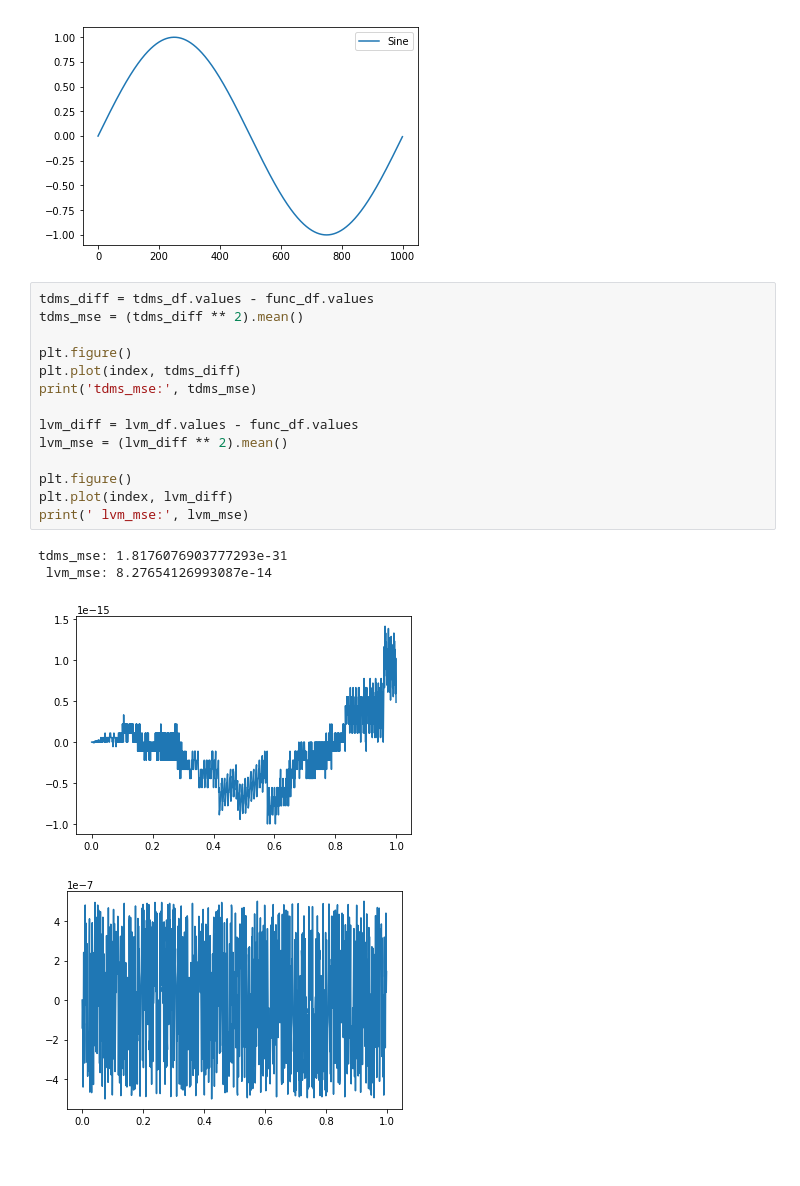
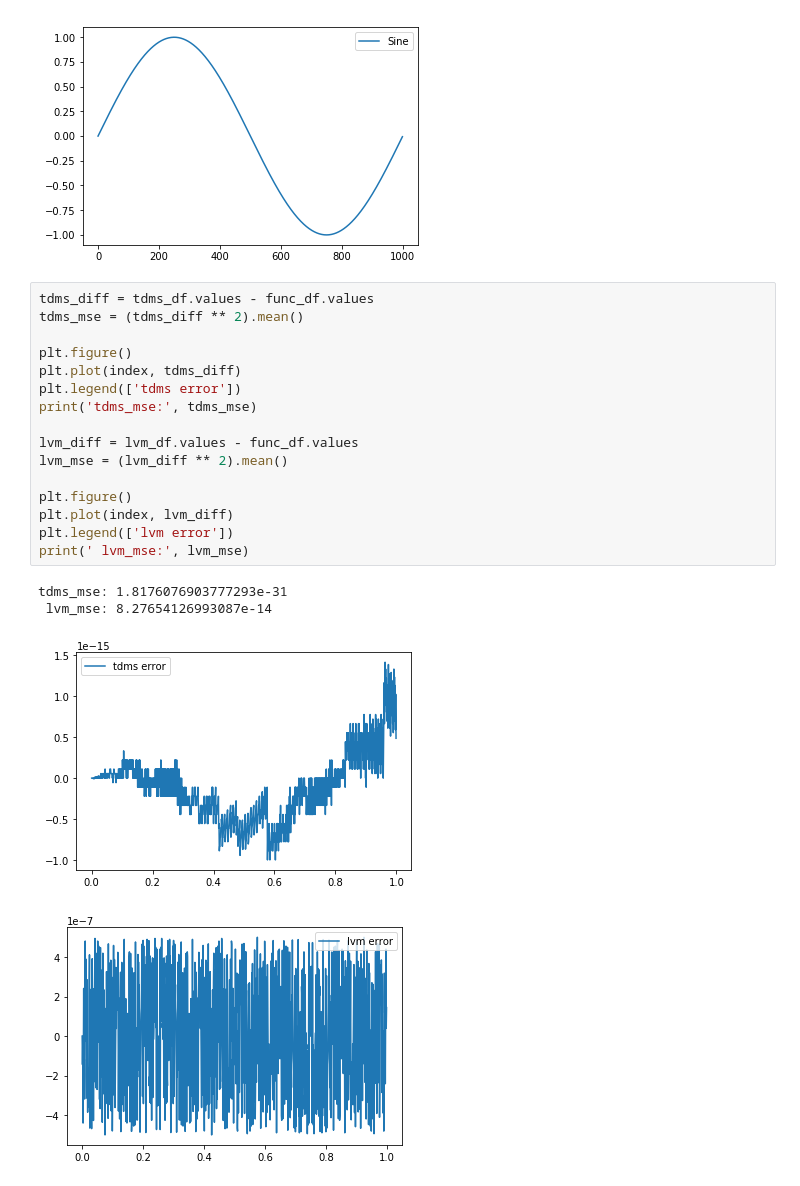
Before and after one commit to camiloariza/labview-measurement-files-integrity, a Jupyter notebook: test.ipynb, the cells around one changed output. Drawn from its saved outputs; the diff is of its cells as text.

Commit message:
add error plots labels

```diff
--- a/test.ipynb
+++ b/test.ipynb
@@ -89,19 +89,21 @@ func_df.plot()
 # %%
 tdms_diff = tdms_df.values - func_df.values
 tdms_mse = (tdms_diff ** 2).mean()
 
 plt.figure()
 plt.plot(index, tdms_diff)
+plt.legend(['tdms error'])
 print('tdms_mse:', tdms_mse)
 
 lvm_diff = lvm_df.values - func_df.values
 lvm_mse = (lvm_diff ** 2).mean()
 
 plt.figure()
 plt.plot(index, lvm_diff)
+plt.legend(['lvm error'])
 print(' lvm_mse:', lvm_mse)
 # %% [output]
 tdms_mse: 1.8176076903777293e-31
  lvm_mse: 8.27654126993087e-14
-[figure, old version]
+[figure, new version]
-[figure, old version]
+[figure, new version]
```
